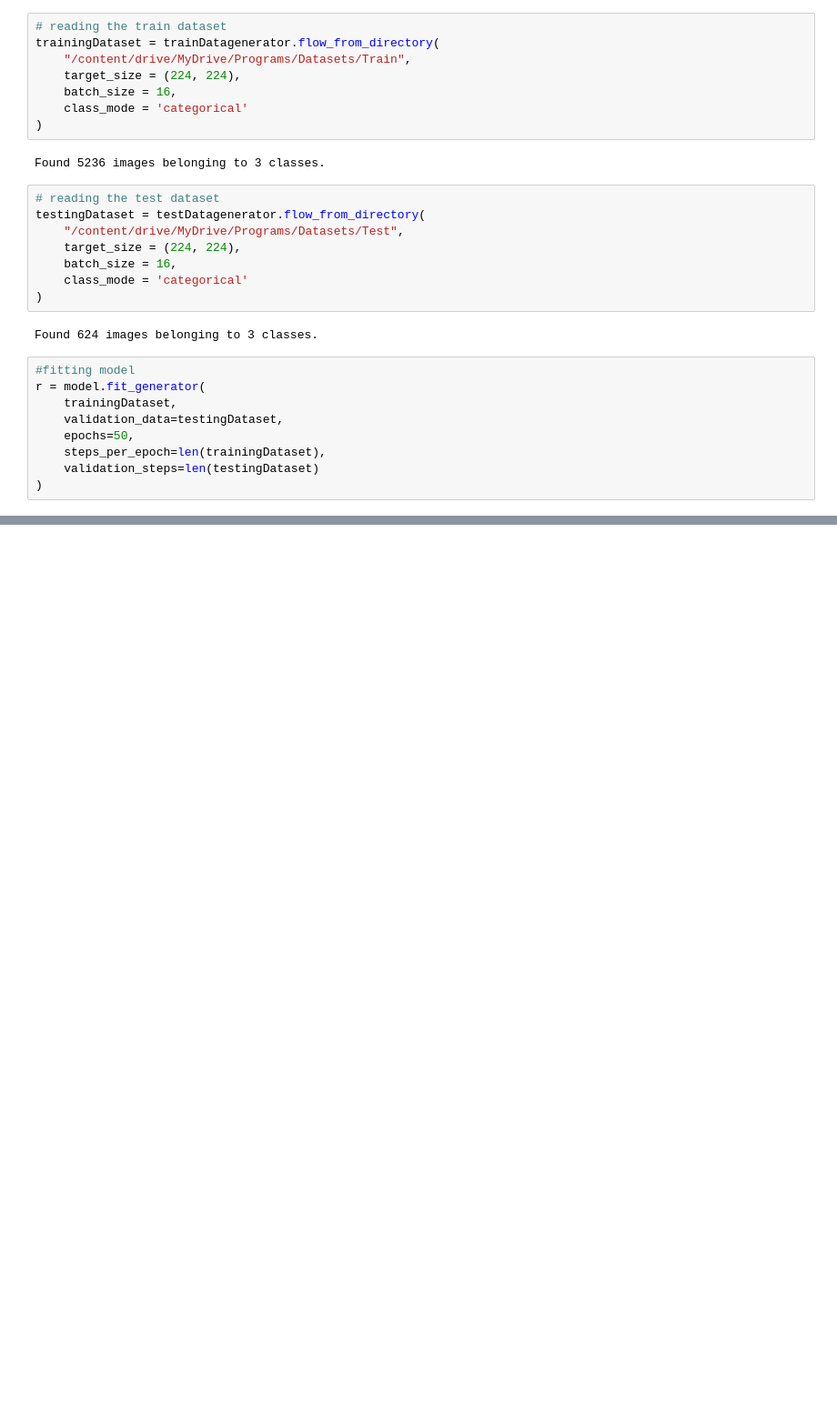
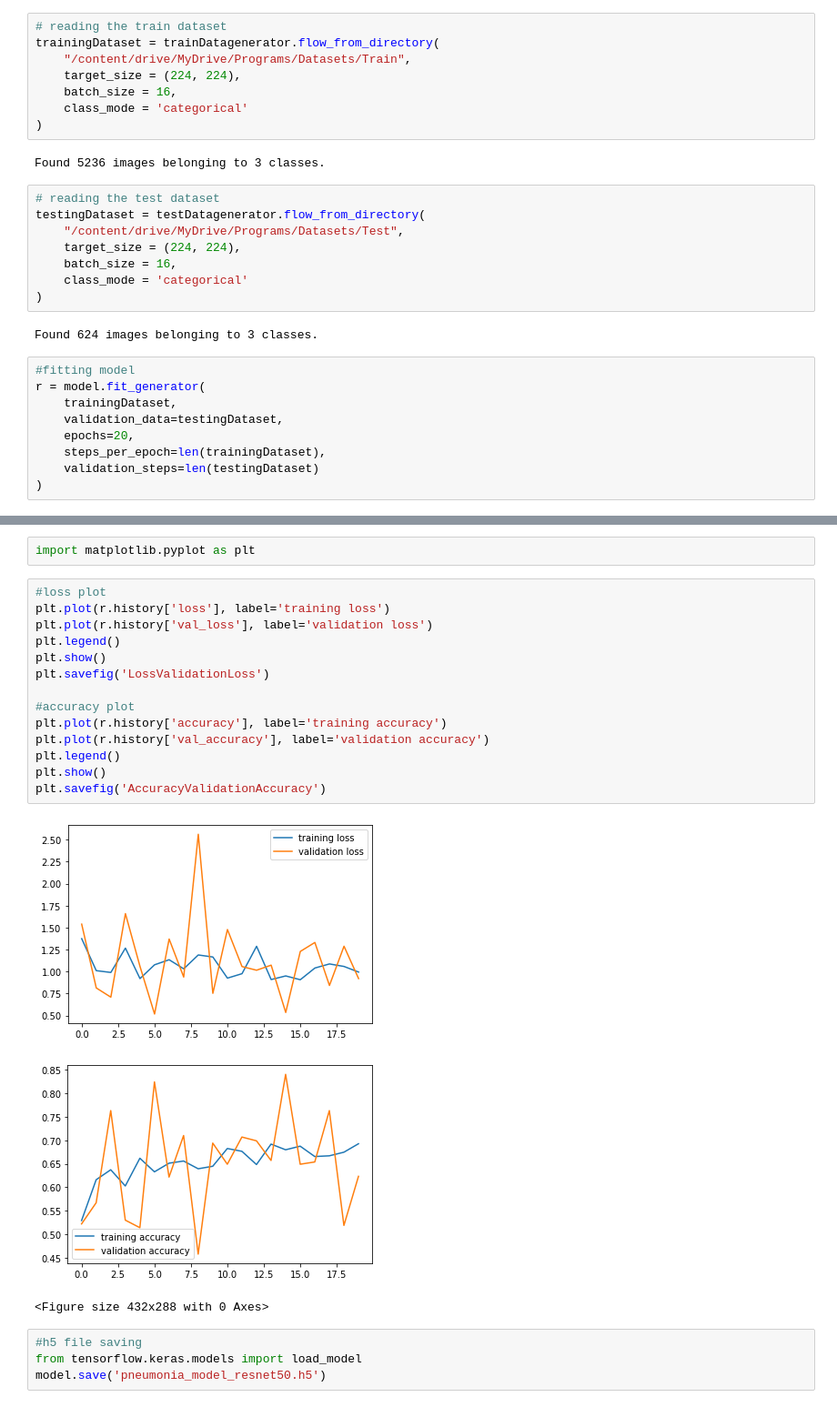
Before and after one commit to hansinihirunika/PneumoniaDetection, a Jupyter notebook: DetectPneumonia.ipynb, the cells around one changed output, grey strips where cells are left out. Shown: that part at 91% size. Saved outputs shown, nothing was run; the diff lists cells and outputs as text; blank space fills up the shorter version.

```diff
--- a/DetectPneumonia.ipynb
+++ b/DetectPneumonia.ipynb
@@ -149,7 +149,7 @@ Found 624 images belonging to 3 classes.
 r = model.fit_generator(
     trainingDataset,
     validation_data=testingDataset,
-    epochs=50,
+    epochs=20,
     steps_per_epoch=len(trainingDataset),
     validation_steps=len(testingDataset)
 )
@@ -173,0 +174,24 @@ Epoch 50/50
+# %%
+import matplotlib.pyplot as plt
+# %%
+#loss plot
+plt.plot(r.history['loss'], label='training loss')
+plt.plot(r.history['val_loss'], label='validation loss')
+plt.legend()
+plt.show()
+plt.savefig('LossValidationLoss')
+
+#accuracy plot
+plt.plot(r.history['accuracy'], label='training accuracy')
+plt.plot(r.history['val_accuracy'], label='validation accuracy')
+plt.legend()
+plt.show()
+plt.savefig('AccuracyValidationAccuracy')
+# %% [output]
+[figure, added]
+[figure, added]
+<Figure size 432x288 with 0 Axes>
+# %%
+#h5 file saving
+from tensorflow.keras.models import load_model
+model.save('pneumonia_model_resnet50.h5')
```
Also changed, not shown: parts of 13 cells of this notebook.
